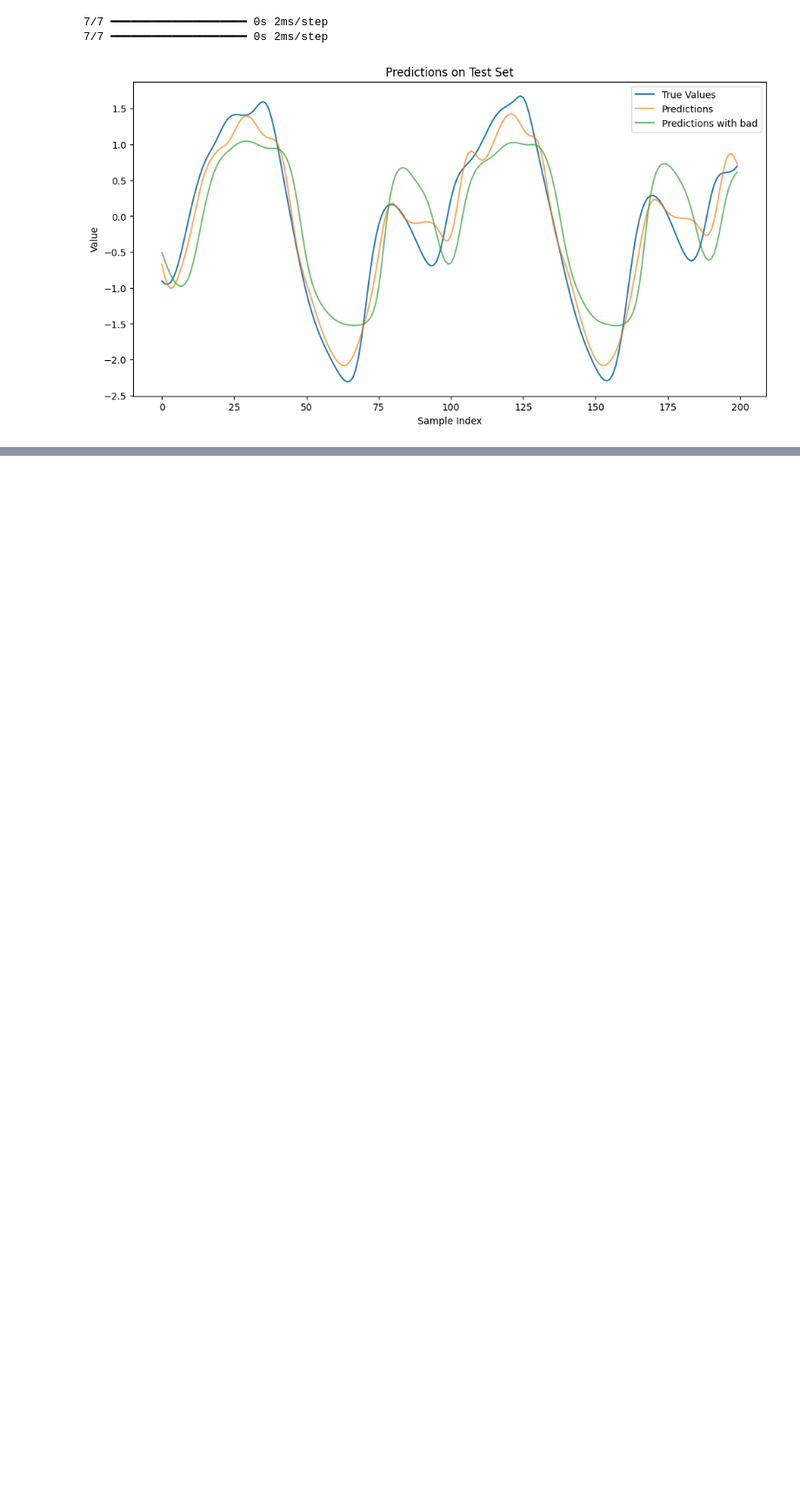
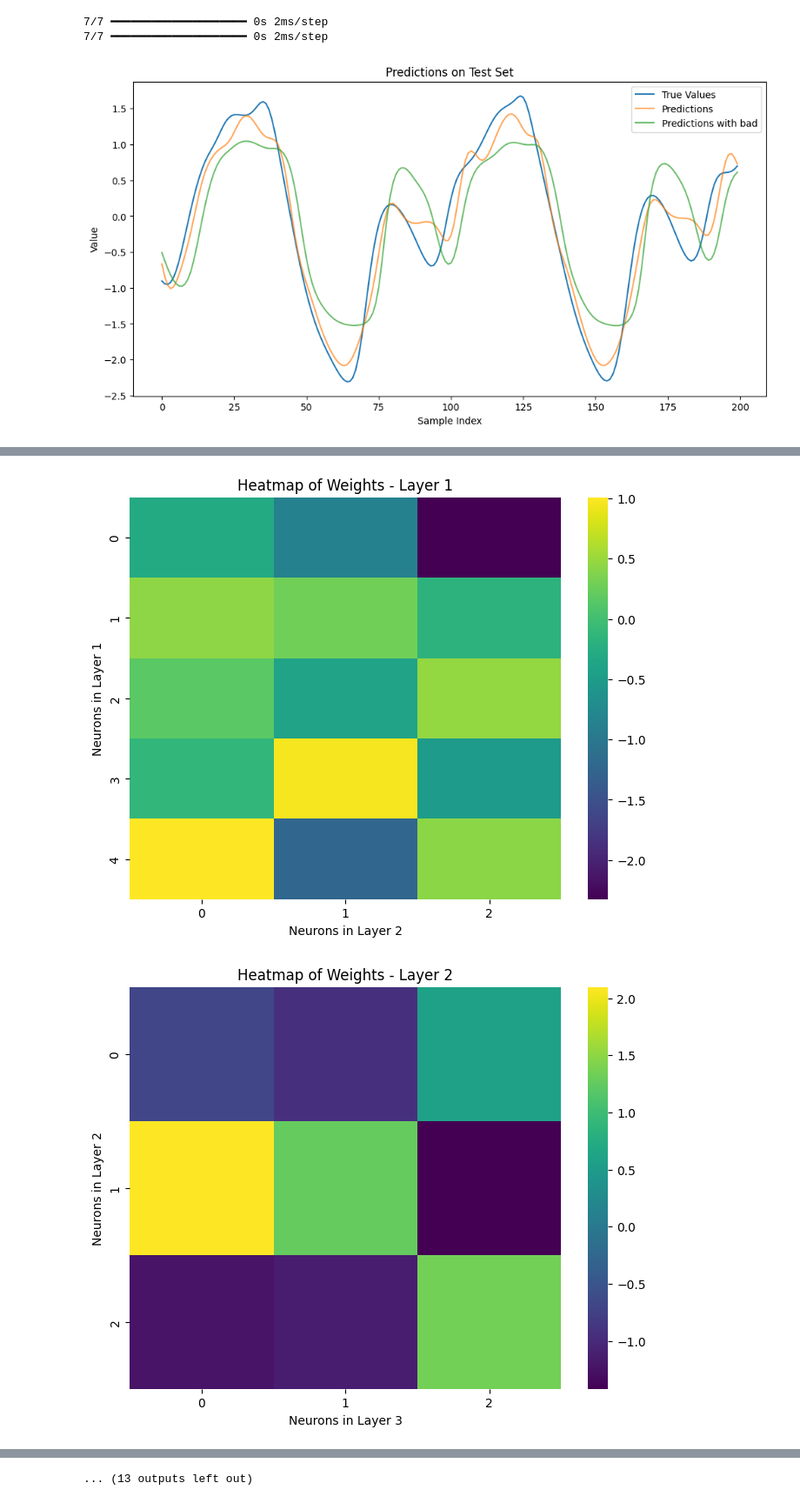
Before and after one commit to Skittish-h/cnn-kth, a Jupyter notebook: lab01b/part2.ipynb, the cells around one changed output, grey strips where cells are left out. Shown at 87% size. Drawn from its saved outputs; the diff is of its cells as text; code cells hidden in the pictures; blank space fills up the shorter version.

```diff
--- a/lab01b/part2.ipynb
+++ b/lab01b/part2.ipynb
@@ -751,0 +759,34 @@ plt.show()
+# %%
+X_train_scaled_noisy = X_train_scaled + np.random.normal(0, 0.05, X_train_scaled.shape)
+configurations = [ [3,3], [3,6], [3,9]]
+l2_lambdas = [0.001, 0]
+learning_rate = 0.1
+
+import seaborn as sns
+
+for l2_lambda in l2_lambdas:
+    for hidden_layers in configurations:
+        print(f"Training with hidden_layers={hidden_layers}, λ={l2_lambda}")
+        history, train_mse, test_mse, model = build_and_train_model(
+            hidden_layers=hidden_layers,
+            activation_functions=activation_functions,
+            l2_lambda=l2_lambda,
+            learning_rate=learning_rate,
+            batch_size=len(X_train_scaled),
+            epochs=2000,
+            use_early_stopping=False
+        )
+
+        # Visualize weight matrices as heatmaps
+        weights = model.get_weights()
+        for i in range(0, len(weights), 2):  # Skip biases (weights at even indices)
+            weight_matrix = weights[i]
+            plt.figure(figsize=(8, 6))
+            sns.heatmap(weight_matrix, cmap='viridis')
+            plt.title(f'Heatmap of Weights - Layer {i//2 + 1}')
+            plt.xlabel(f'Neurons in Layer {i//2 + 2}')
+            plt.ylabel(f'Neurons in Layer {i//2 + 1}')
+            plt.show()
+
+        print(f"  Completed hidden_layers={hidden_layers} - Train MSE: {train_mse:.6f}, Test MSE: {test_mse:.6f}\n")
+# %% [output]
@@ -751,0 +796,2 @@ plt.show()
+[figure, added]
+[figure, added]
@@ -751,0 +815 @@ plt.show()
+... (13 outputs left out)
```
Also changed, not shown: parts of 7 cells of this notebook, 1 other file.
